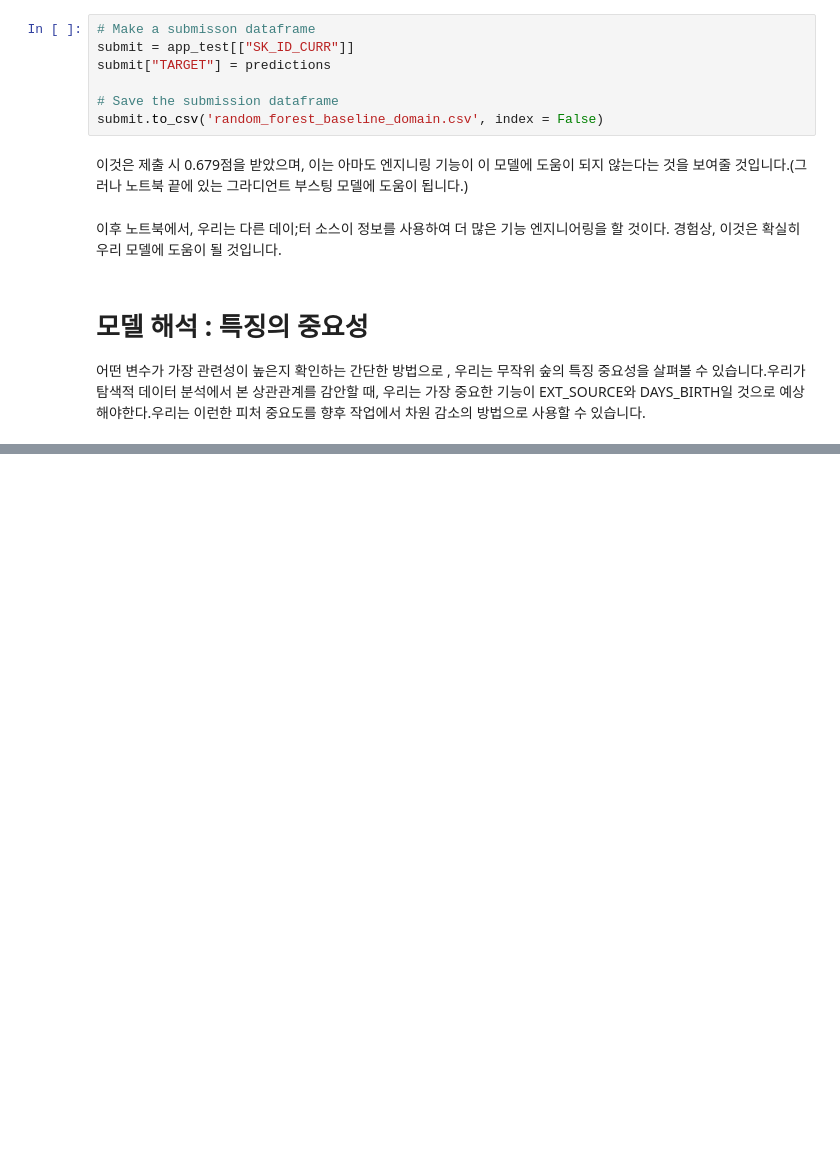
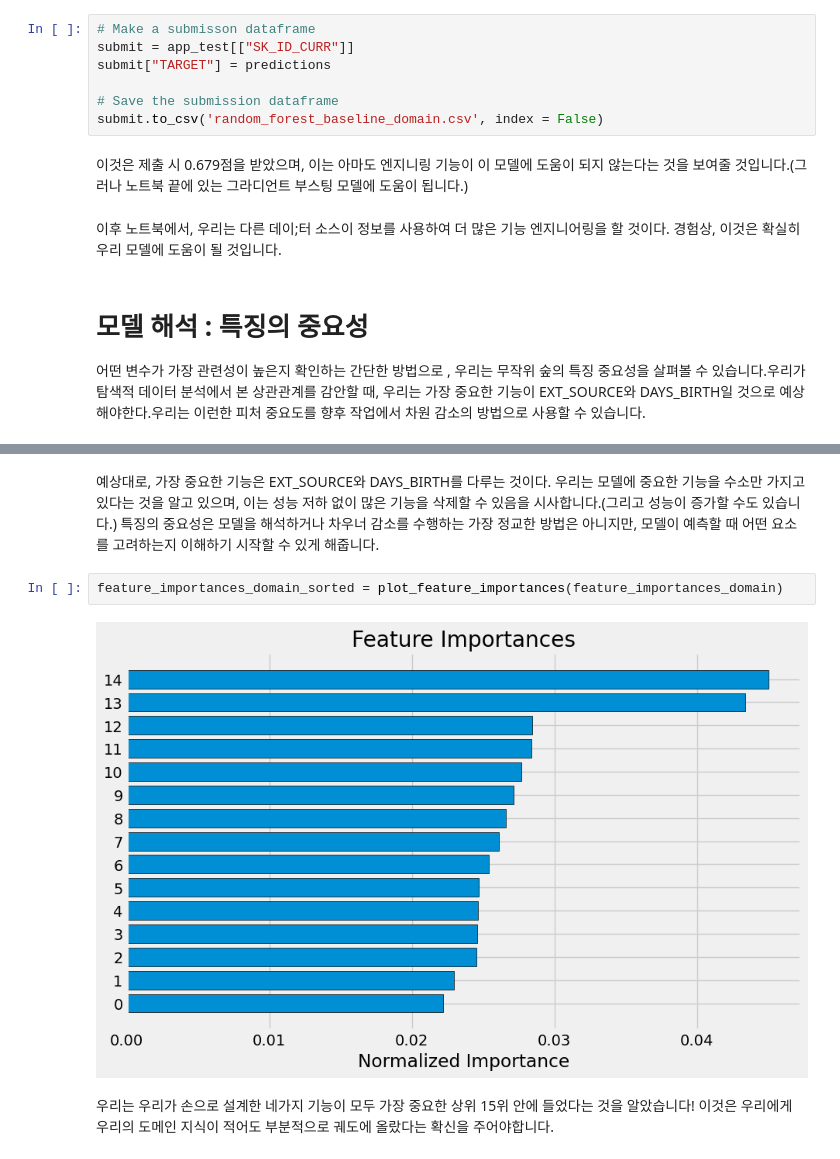
Before and after one commit to Ojung-ii/Kaggle_transcription, a Jupyter notebook: Home Credit Default Risk Competition/Home Credit Default Risk Competition.ipynb, the cells around one changed output, grey strips where cells are left out. Cells and saved outputs as stored; diff of their text form; blank space fills up the shorter version.

```diff
--- a/Home Credit Default Risk Competition/Home Credit Default Risk Competition.ipynb
+++ b/Home Credit Default Risk Competition/Home Credit Default Risk Competition.ipynb
@@ -952,0 +999,8 @@ submit.to_csv('random_forest_baseline_domain.csv', index = False)
+# %% [markdown]
+예상대로, 가장 중요한 기능은 EXT_SOURCE와 DAYS_BIRTH를 다루는 것이다. 우리는 모델에 중요한 기능을 수소만 가지고 있다는 것을 알고 있으며, 이는 성능 저하 없이 많은 기능을 삭제할 수 있음을 시사합니다.(그리고 성능이 증가할 수도 있습니다.) 특징의 중요성은 모델을 해석하거나 차우너 감소를 수행하는 가장 정교한 방법은 아니지만, 모델이 예측할 때 어떤 요소를 고려하는지 이해하기 시작할 수 있게 해줍니다.
+# %%
+feature_importances_domain_sorted = plot_feature_importances(feature_importances_domain)
+# %% [output]
+[figure, added]
+# %% [markdown]
+우리는 우리가 손으로 설계한 네가지 기능이 모두 가장 중요한 상위 15위 안에 들었다는 것을 알았습니다! 이것은 우리에게 우리의 도메인 지식이 적어도 부분적으로 궤도에 올랐다는 확신을 주어야합니다.
```
Also changed, not shown: parts of 20 cells of this notebook.
